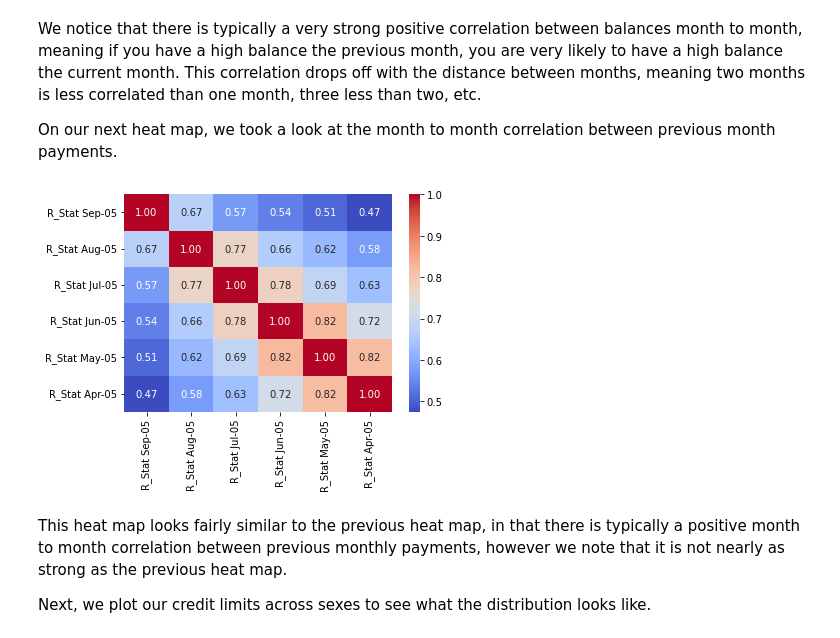
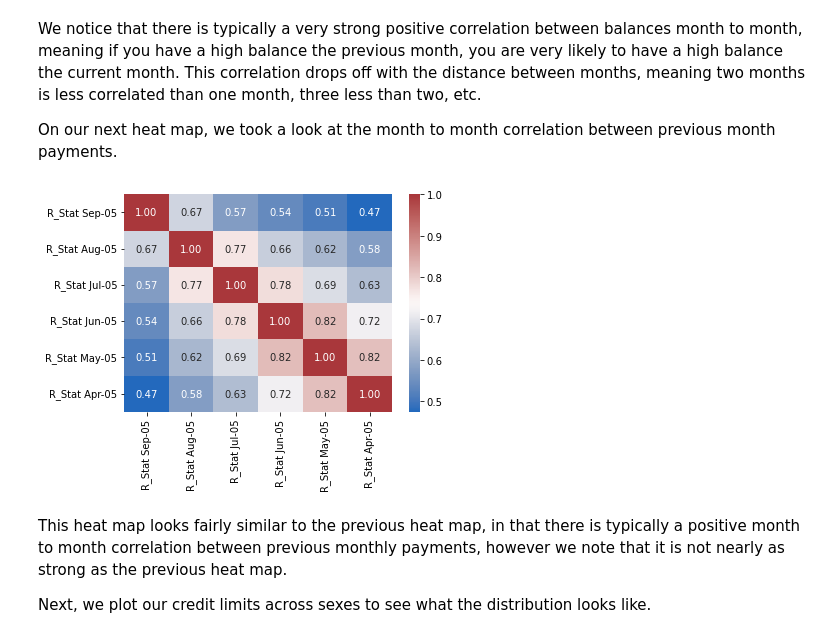
Before and after one commit to halle15/DATA-400_Final_Project, a Jupyter notebook: Final_Project_txt.ipynb, the cells around one changed output. Drawn from its saved outputs; the diff is of its cells as text; code cells hidden in the pictures.

```diff
--- a/Final_Project_txt.ipynb
+++ b/Final_Project_txt.ipynb
@@ -243,9 +247,9 @@ We notice that there is typically a very strong positive correlation between bal
 On our next heat map, we took a look at the month to month correlation between previous month payments.
 # %%
 g = sns.heatmap(df[['R_Stat Sep-05', 'R_Stat Aug-05', 'R_Stat Jul-05', 'R_Stat Jun-05',
-                    'R_Stat May-05', 'R_Stat Apr-05']].corr(),annot=True, fmt =".2f", cmap = "coolwarm")
+                    'R_Stat May-05', 'R_Stat Apr-05']].corr(),annot=True, fmt =".2f", cmap = "vlag")
 # %% [output]
-[figure, old version]
+[figure, new version]
 # %% [markdown]
 This heat map looks fairly similar to the previous heat map, in that there is typically a positive month to month correlation between previous monthly payments, however we note that it is not nearly as strong as the previous heat map.
 
```
Also changed, not shown: parts of 10 cells of this notebook.
